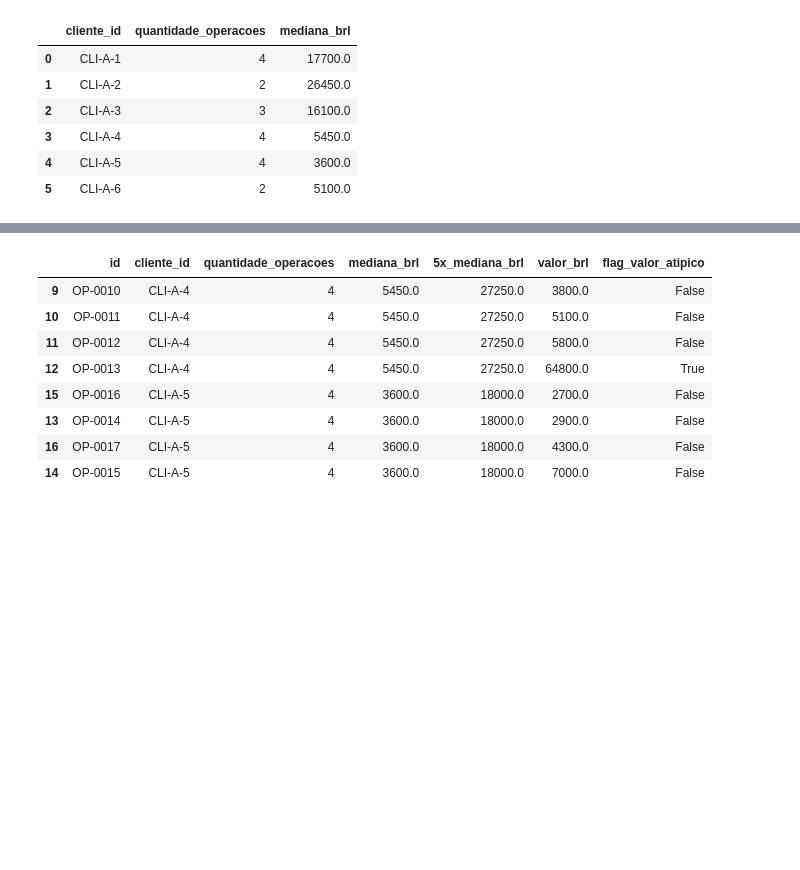
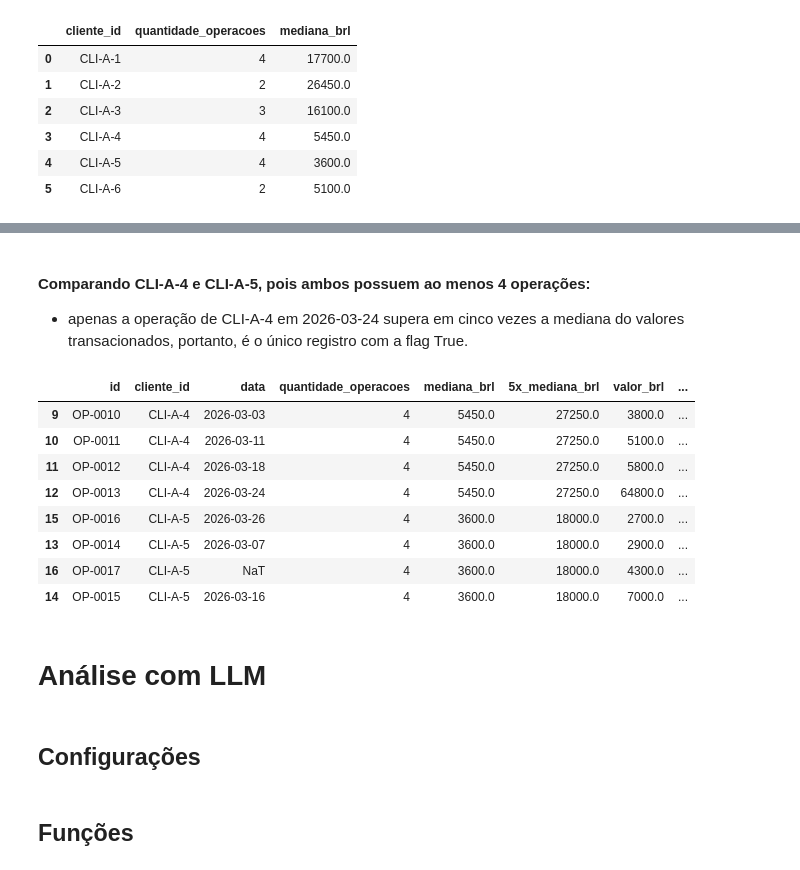
Before and after one commit to andradeyghor/desafio-itau, a Jupyter notebook: nivel_1/nivel_1.ipynb, the cells around one changed output, grey strips where cells are left out. Drawn from its saved outputs; the diff is of its cells as text; code cells hidden in the pictures; blank space fills up the shorter version.

```diff
--- a/nivel_1/nivel_1.ipynb
+++ b/nivel_1/nivel_1.ipynb
@@ -48,6 +94,5 @@ for i, operacao in enumerate(dados["operacoes"]):
 # %%
-with open("../dados/dados_nivel_1.json", "r", encoding="utf-8") as f:
-    dados = json.load(f)
+df = pd.DataFrame(operacoes)
 
-
-df = pd.DataFrame(dados["operacoes"])
+# como é um dataframe pequeno, prefiro visualizá-lo todo.
+df
@@ -167,3 +209,5 @@ df[datas.isna()]
 # %% [output]
 |  | id | cliente_id | data | valor | moeda | canal | tipo | contraparte | observacao |
 | 17 | OP-0017 | CLI-A-5 | None | 4300.0 | BRL | especie | deposito | Gama Distribuidora | data nao capturada pelo sistema |
+# %%
+df["data"] = pd.to_datetime(df["data"])
@@ -379,6 +431,8 @@ estatisticas_cliente
 | 3 | CLI-A-4 | 4 | 5450.0 |
 | 4 | CLI-A-5 | 4 | 3600.0 |
 | 5 | CLI-A-6 | 2 | 5100.0 |
+# %%
+estatisticas_cliente["5x_mediana_brl"] = 5 * estatisticas_cliente["mediana_brl"]
 # %%
 df = df.merge(
     estatisticas_cliente,
@@ -408,6 +451,4 @@ df[['cliente_id', 'quantidade_operacoes', 'valor_brl', 'mediana_brl']]
 # %%
-df["5x_mediana_brl"] = 5 * df["mediana_brl"]
-
 df["flag_valor_atipico"] = (
     (df["quantidade_operacoes"] >= 4) &
     (df["valor_brl"] > df["5x_mediana_brl"])
@@ -431,26 +472,34 @@ df.loc[
+# %% [markdown]
+#### Comparando CLI-A-4 e CLI-A-5, pois ambos possuem ao menos 4 operações:
+* apenas a operação de CLI-A-4 em 2026-03-24 supera em cinco vezes a mediana do valores transacionados, portanto, é o único registro com a flag True.
 # %%
 clientes_validacao = ["CLI-A-4", "CLI-A-5"]
 
 validacao = df[
     df["cliente_id"].isin(clientes_validacao)
 ][[
     "id",
     "cliente_id",
+    "data",
     "quantidade_operacoes",
     "mediana_brl",
     "5x_mediana_brl",
     "valor_brl",
     "flag_valor_atipico"
 ]].sort_values(["cliente_id", "valor_brl"])
 
 validacao
 # %% [output]
-|  | id | cliente_id | quantidade_operacoes | mediana_brl | 5x_mediana_brl | valor_brl | flag_valor_atipico |
-| 9 | OP-0010 | CLI-A-4 | 4 | 5450.0 | 27250.0 | 3800.0 | False |
-| 10 | OP-0011 | CLI-A-4 | 4 | 5450.0 | 27250.0 | 5100.0 | False |
-| 11 | OP-0012 | CLI-A-4 | 4 | 5450.0 | 27250.0 | 5800.0 | False |
-| 12 | OP-0013 | CLI-A-4 | 4 | 5450.0 | 27250.0 | 64800.0 | True |
-| 15 | OP-0016 | CLI-A-5 | 4 | 3600.0 | 18000.0 | 2700.0 | False |
-| 13 | OP-0014 | CLI-A-5 | 4 | 3600.0 | 18000.0 | 2900.0 | False |
-| 16 | OP-0017 | CLI-A-5 | 4 | 3600.0 | 18000.0 | 4300.0 | False |
-| 14 | OP-0015 | CLI-A-5 | 4 | 3600.0 | 18000.0 | 7000.0 | False |
+|  | id | cliente_id | data | quantidade_operacoes | mediana_brl | 5x_mediana_brl | valor_brl | ... |
+| 9 | OP-0010 | CLI-A-4 | 2026-03-03 | 4 | 5450.0 | 27250.0 | 3800.0 | ... |
+| 10 | OP-0011 | CLI-A-4 | 2026-03-11 | 4 | 5450.0 | 27250.0 | 5100.0 | ... |
+| 11 | OP-0012 | CLI-A-4 | 2026-03-18 | 4 | 5450.0 | 27250.0 | 5800.0 | ... |
+| 12 | OP-0013 | CLI-A-4 | 2026-03-24 | 4 | 5450.0 | 27250.0 | 64800.0 | ... |
+| 15 | OP-0016 | CLI-A-5 | 2026-03-26 | 4 | 3600.0 | 18000.0 | 2700.0 | ... |
+| 13 | OP-0014 | CLI-A-5 | 2026-03-07 | 4 | 3600.0 | 18000.0 | 2900.0 | ... |
+| 16 | OP-0017 | CLI-A-5 | NaT | 4 | 3600.0 | 18000.0 | 4300.0 | ... |
+| 14 | OP-0015 | CLI-A-5 | 2026-03-16 | 4 | 3600.0 | 18000.0 | 7000.0 | ... |
+# %% [markdown]
+# Análise com LLM
+# %% [markdown]
+## Configurações
@@ -456,0 +510,2 @@ validacao
+# %% [markdown]
+## Funções
```
Also changed, not shown: parts of 39 cells of this notebook, 5 other files.
